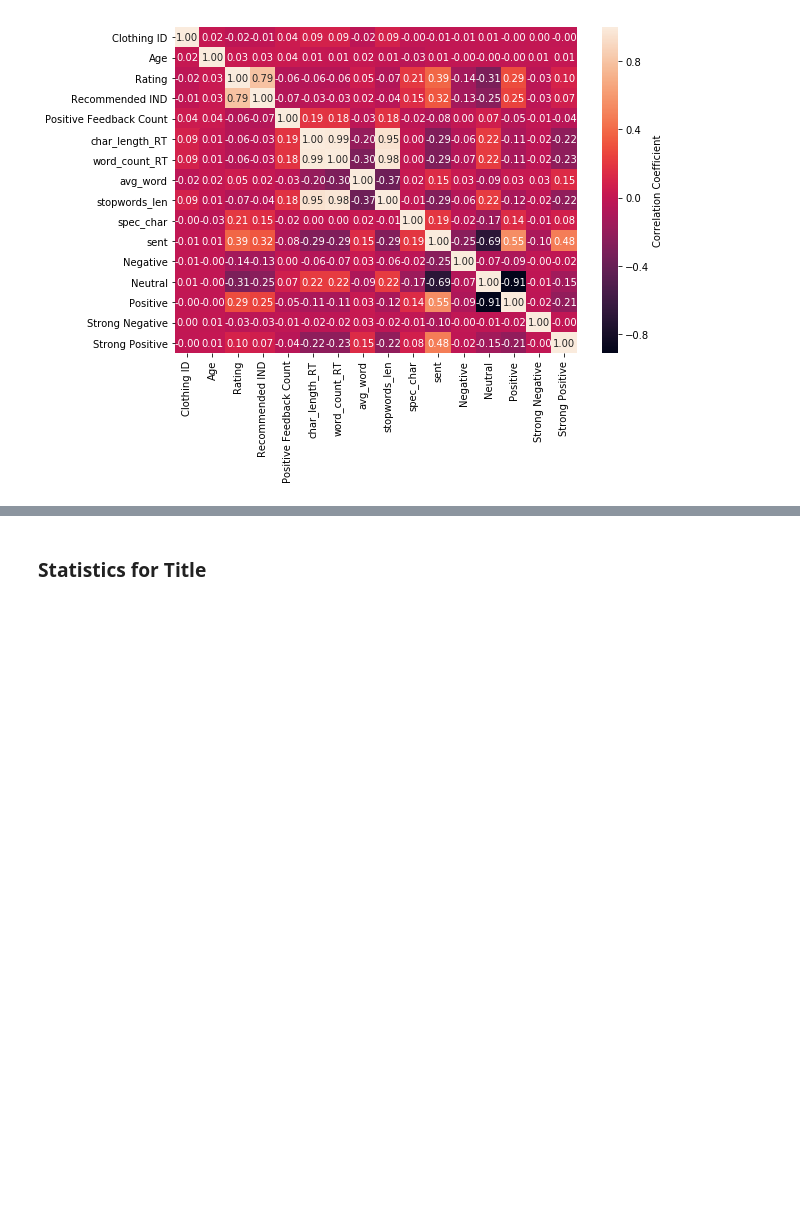
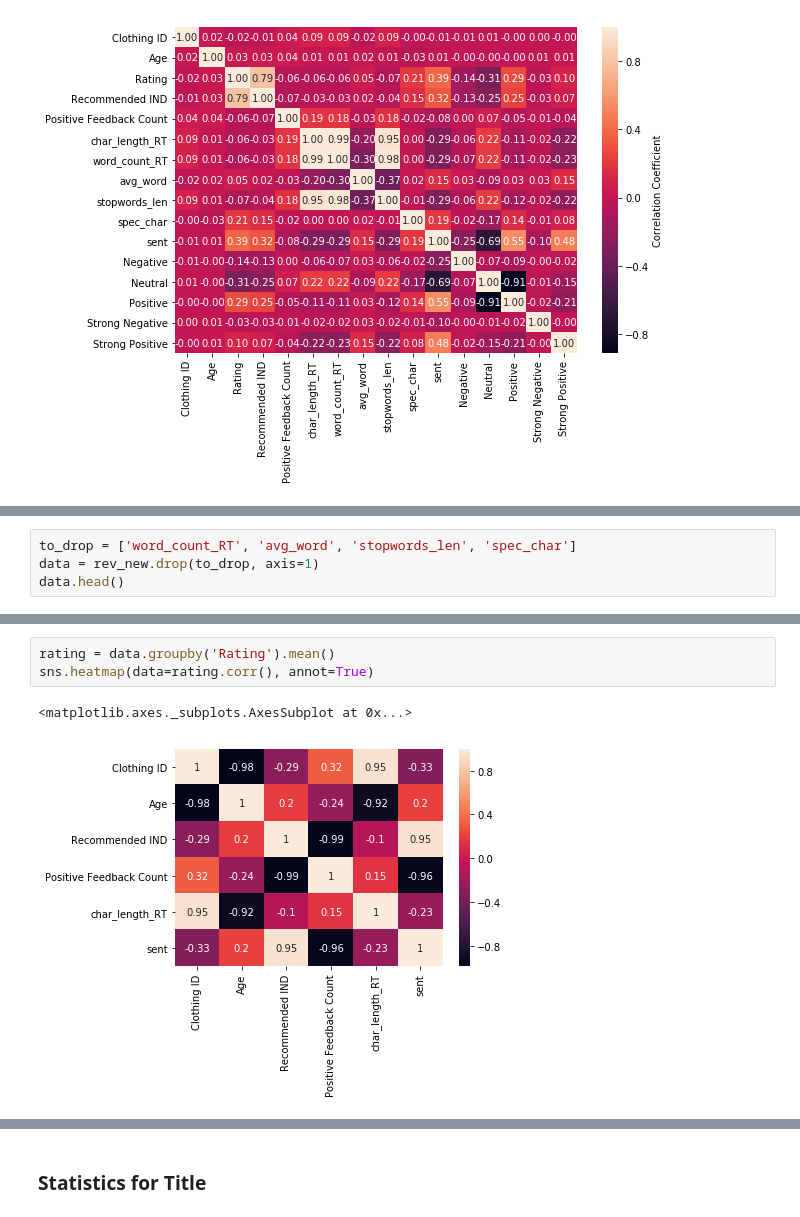
Before and after one commit to LisaB83/Analysis-on-e-commerce-reviews, a Jupyter notebook: Capstone_Project_Statistics.ipynb, the cells around one changed output, grey strips where cells are left out. Saved outputs shown, nothing was run; the diff lists cells and outputs as text; blank space fills up the shorter version.

```diff
--- a/Capstone_Project_Statistics.ipynb
+++ b/Capstone_Project_Statistics.ipynb
@@ -139,0 +142,4 @@ plt.show()
+# %%
+to_drop = ['word_count_RT', 'avg_word', 'stopwords_len', 'spec_char']
+data = rev_new.drop(to_drop, axis=1)
+data.head()
@@ -139,0 +153,6 @@ plt.show()
+# %%
+rating = data.groupby('Rating').mean()
+sns.heatmap(data=rating.corr(), annot=True)
+# %% [output]
+<matplotlib.axes._subplots.AxesSubplot at 0x...>
+[figure, added]
```
Also changed, not shown: parts of 5 cells of this notebook.
